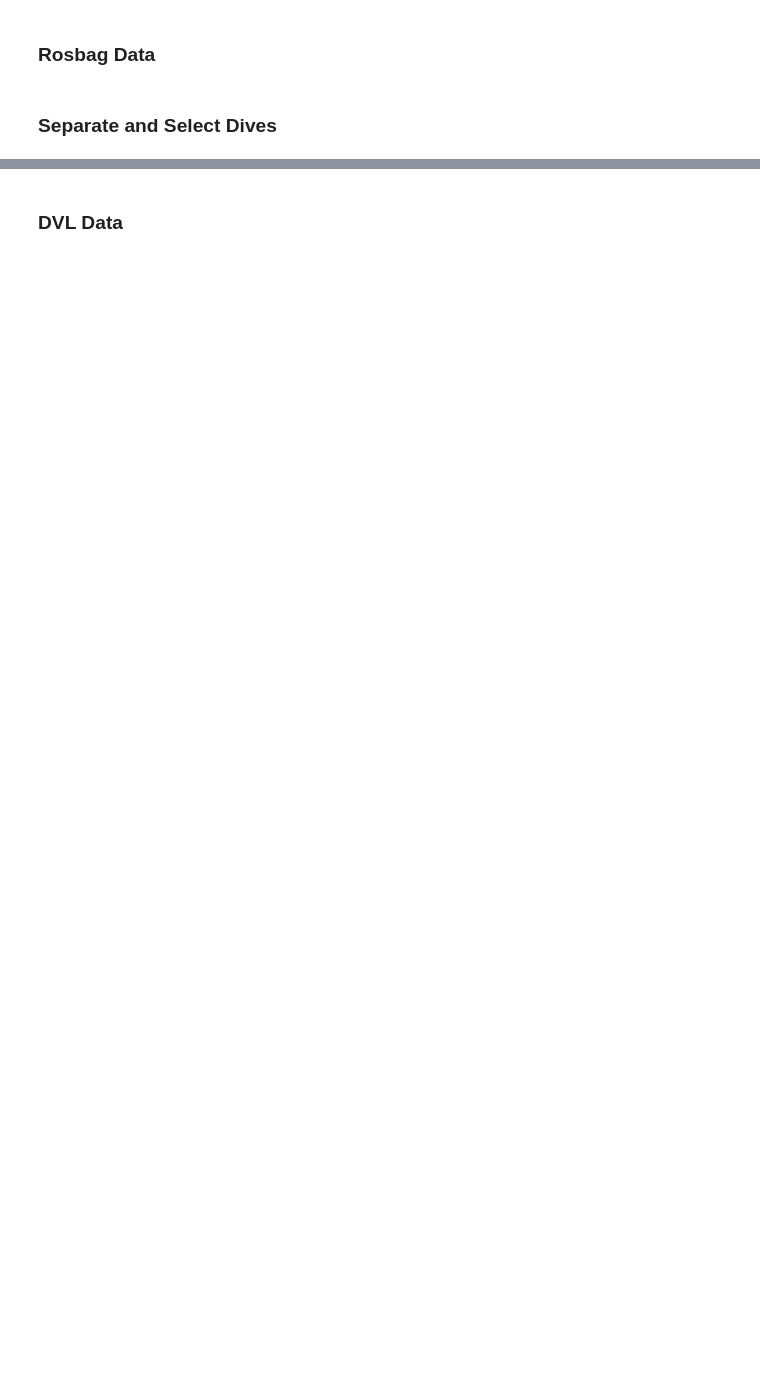
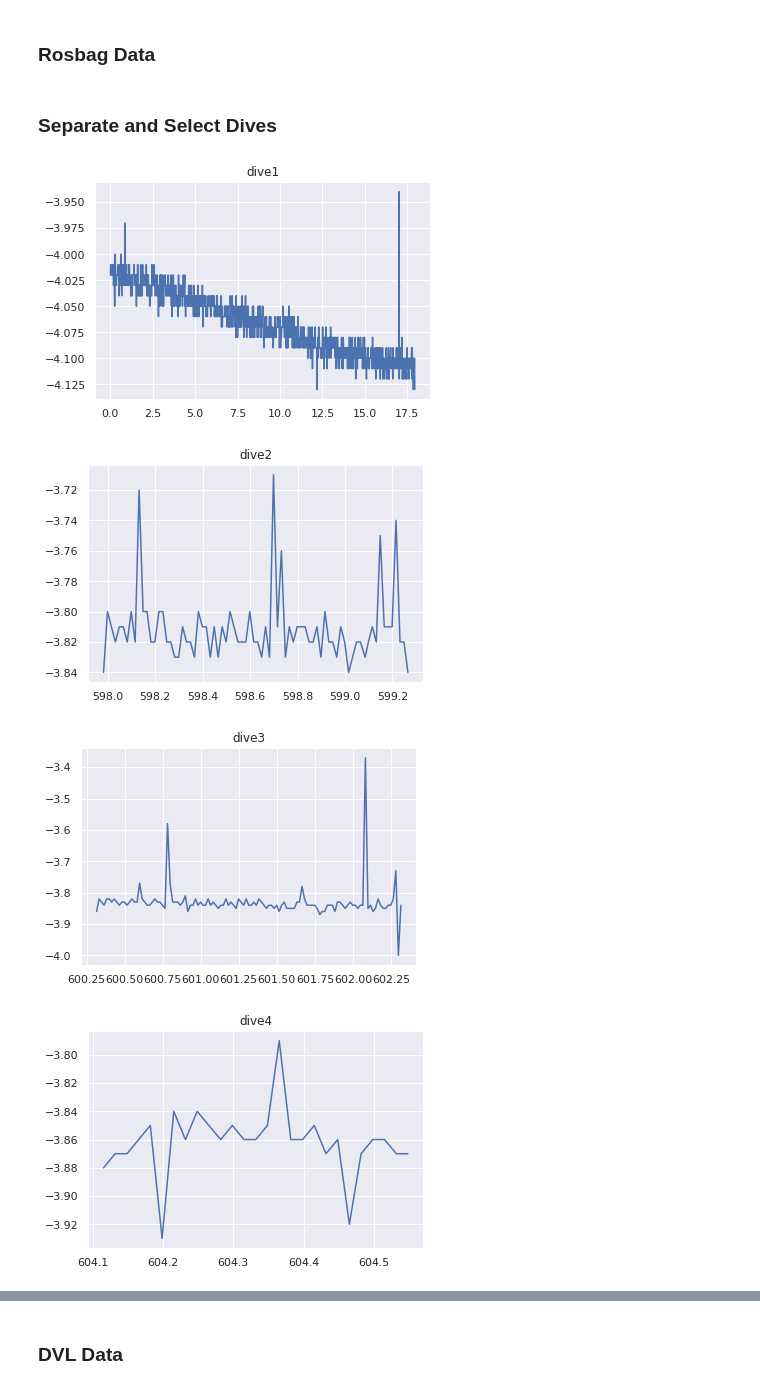
Before and after one commit to gidobot/dvl-nav, a Jupyter notebook: notebook/dvl-navigation-unit770.ipynb, the cells around one changed output, grey strips where cells are left out. Drawn from its saved outputs; the diff is of its cells as text; code cells hidden in the pictures; blank space fills up the shorter version.

Commit message:
very much draft of unit770 offline processing

```diff
--- a/notebook/dvl-navigation-unit770.ipynb
+++ b/notebook/dvl-navigation-unit770.ipynb
@@ -168,0 +185,33 @@ m_alt_status_df = pd.read_csv(filepath+ 'rosbags/rosbag_output/' + 'extctl-senso
+# %%
+ctd_df = pd.read_csv(filepath+ 'rosbags/rosbag_output/' + 'ctd-data.csv')
+
+# Use CTD to determine start and end points of dives
+dive_dic = {}
+dive_dic['dive1'] = [0]
+count = 0
+for i in range(1,len(ctd_df.Time)):
+    dt = ctd_df.Time[i] - ctd_df.Time[i-1]
+    if dt > 5.0:
+        count += 1
+        dive_dic['dive'+str(count)].append(i-1)
+        dive_dic['dive'+str(count+1)] = [i]
+
+# Pop off last entry (will only have one idx)
+for key in dive_dic:
+    if len(dive_dic[key]) < 2:
+        last = key
+dive_dic.pop(last)
+
+# Create DateTime Column to make it easier to read
+#ctd_df['Time'] = pd.to_datetime(ctd_df['header.stamp.secs'], unit='s')
+ctd_df['Time_easy'] = (ctd_df['Time'] - ctd_df.Time[0])/60
+# %%
+for key in dive_dic:
+    plt.figure()
+    plt.plot(ctd_df.Time_easy[dive_dic[key][0]:dive_dic[key][1]], ctd_df.depth[dive_dic[key][0]:dive_dic[key][1]]*-1)
+    plt.title(key)
+# %% [output]
+[figure, added]
+[figure, added]
+[figure, added]
+[figure, added]
```
Also changed, not shown: parts of 10 cells of this notebook.
